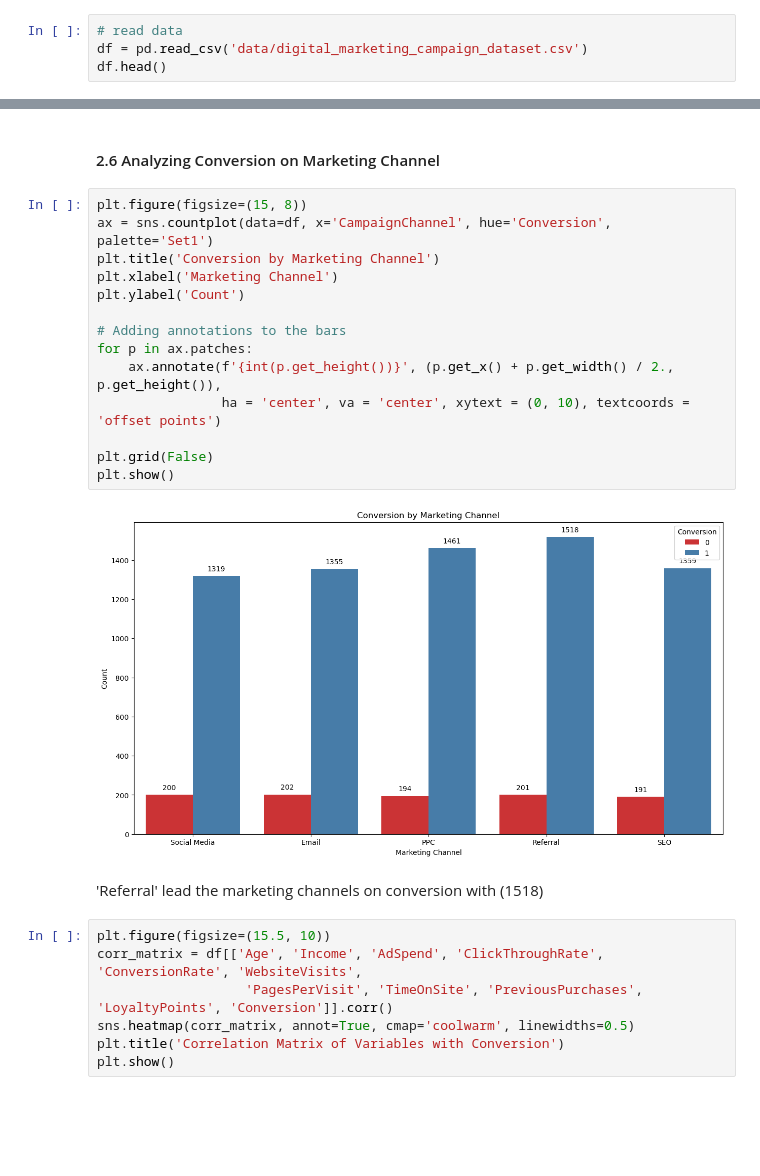
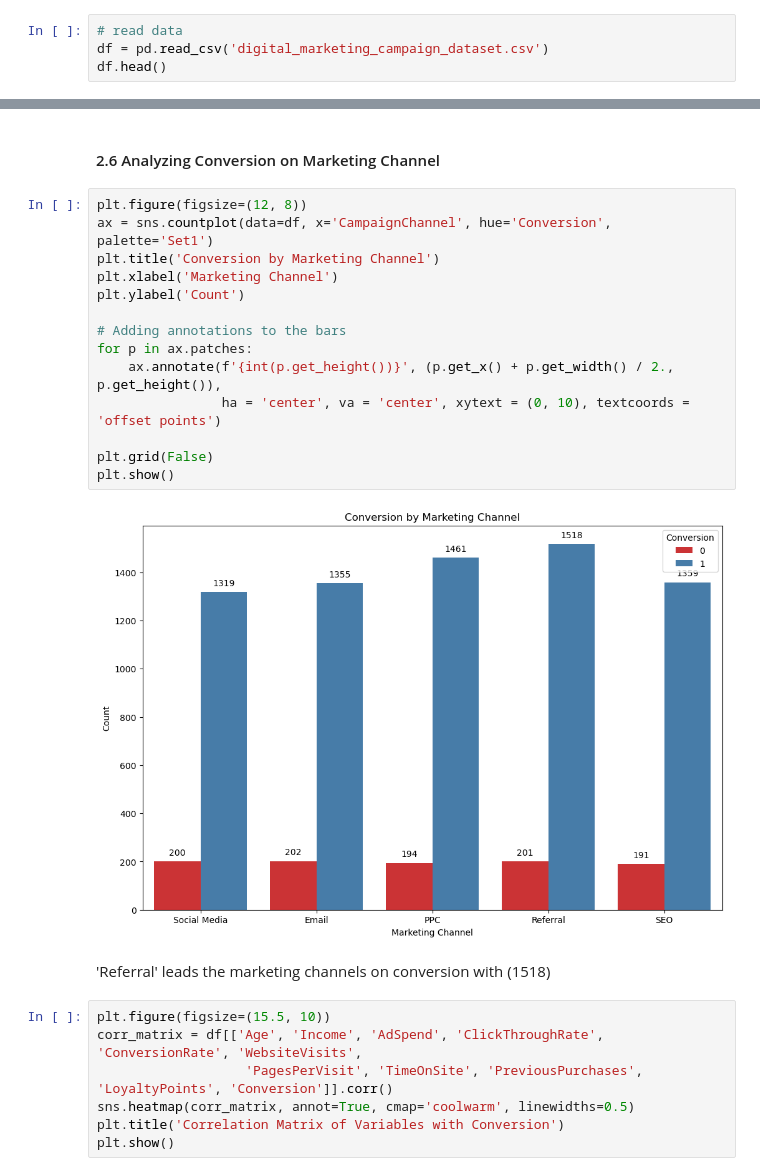
Before and after one commit to am-eric/DigitalMarketing-Analytics, a Jupyter notebook: analysis.ipynb, the cells around one changed output, grey strips where cells are left out. Drawn from its saved outputs; the diff is of its cells as text; blank space fills up the shorter version.

```diff
--- a/analysis.ipynb
+++ b/analysis.ipynb
@@ -60,6 +60,6 @@ import warnings
 warnings.filterwarnings("ignore")
 # %%
 # read data
-df = pd.read_csv('data/digital_marketing_campaign_dataset.csv')
+df = pd.read_csv('digital_marketing_campaign_dataset.csv')
 df.head()
 # %% [output]
@@ -503,23 +508,24 @@ plt.show()
 # %% [markdown]
 #### 2.6 Analyzing Conversion on Marketing Channel
 # %%
-plt.figure(figsize=(15, 8))
+plt.figure(figsize=(12, 8))
 ax = sns.countplot(data=df, x='CampaignChannel', hue='Conversion', palette='Set1')
 plt.title('Conversion by Marketing Channel')
 plt.xlabel('Marketing Channel')
 plt.ylabel('Count')
 
 # Adding annotations to the bars
 for p in ax.patches:
     ax.annotate(f'{int(p.get_height())}', (p.get_x() + p.get_width() / 2., p.get_height()),
                 ha = 'center', va = 'center', xytext = (0, 10), textcoords = 'offset points')
 
 plt.grid(False)
 plt.show()
 # %% [output]
-[figure, old version]
+[figure, new version]
 # %% [markdown]
-'Referral' lead the marketing channels on conversion with (1518)
+
+'Referral' leads the marketing channels on conversion with (1518)
 # %%
 plt.figure(figsize=(15.5, 10))
 corr_matrix = df[['Age', 'Income', 'AdSpend', 'ClickThroughRate', 'ConversionRate', 'WebsiteVisits',
```
Also changed, not shown: parts of 2 cells of this notebook.
